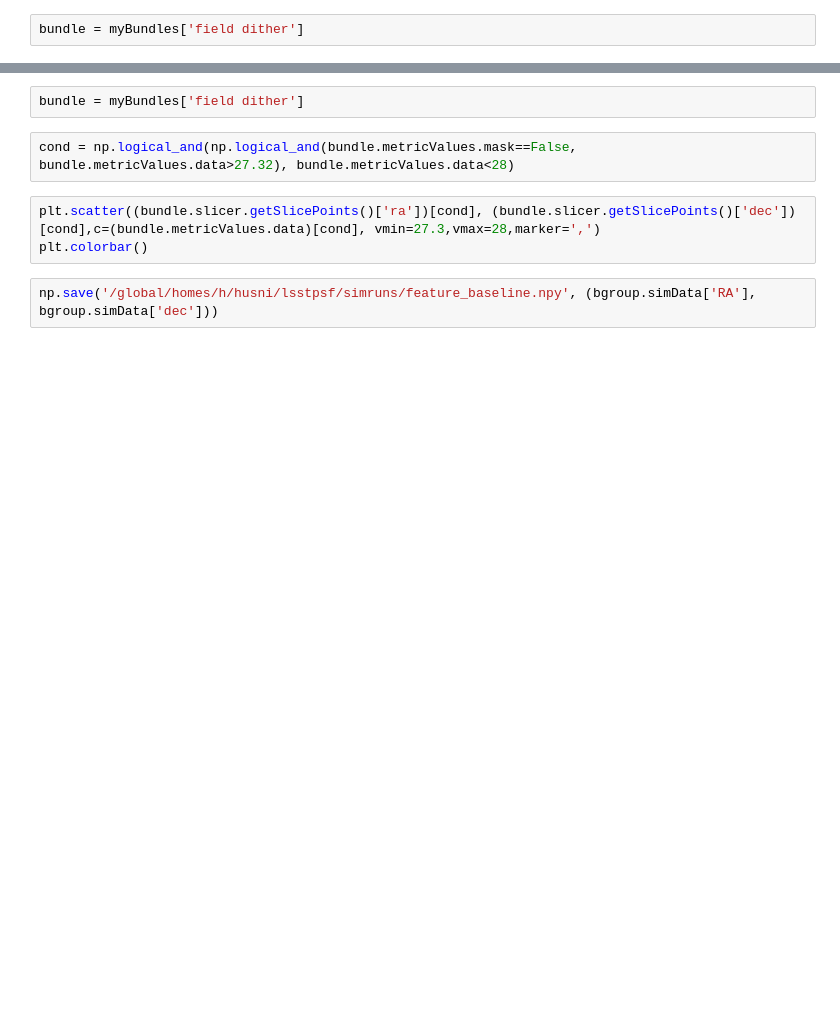
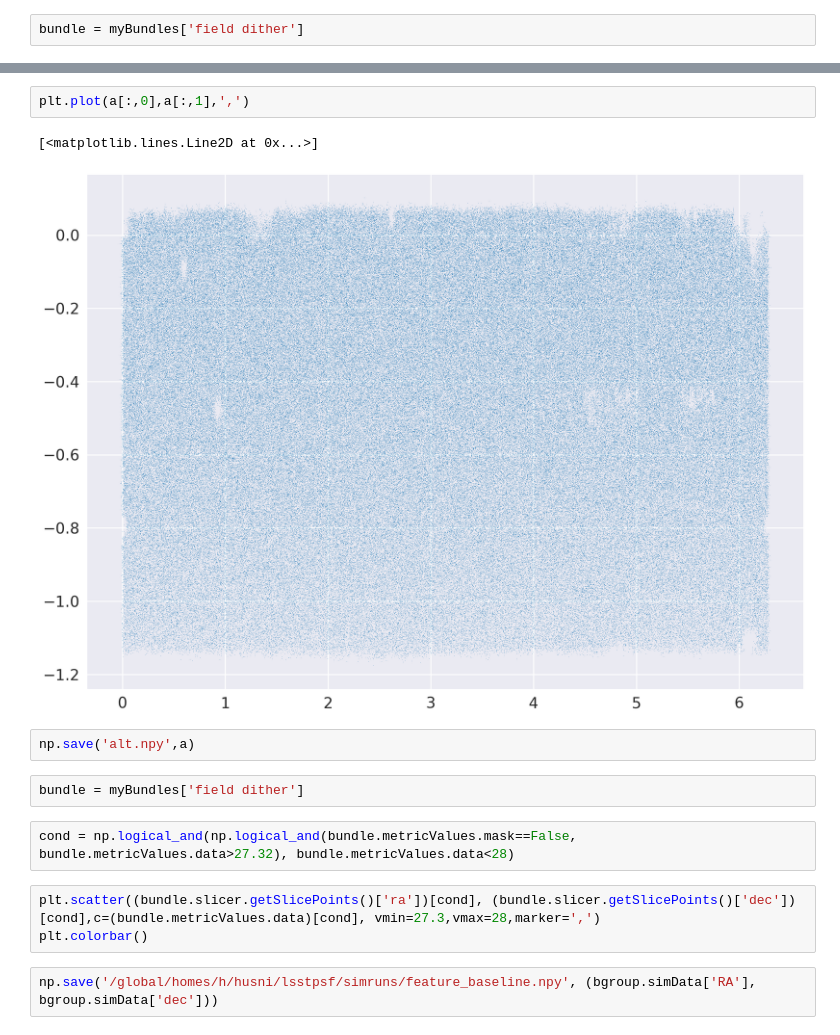
Before and after one commit to hsnee/lsstpsf, a Jupyter notebook: saveDitherPositions.ipynb, the cells around one changed output, grey strips where cells are left out. Cells and saved outputs as stored; diff of their text form; blank space fills up the shorter version.

```diff
--- a/saveDitherPositions.ipynb
+++ b/saveDitherPositions.ipynb
@@ -76,3 +120,10 @@ bgroup.plotAll(closefigs=False)
+# %%
+plt.plot(a[:,0],a[:,1],',')
+# %% [output]
+[<matplotlib.lines.Line2D at 0x...>]
+[figure, added]
+# %%
+np.save('alt.npy',a)
 # %%
 bundle = myBundles['field dither']
 # %%
```
Also changed, not shown: parts of 11 cells of this notebook, 1 other file.
